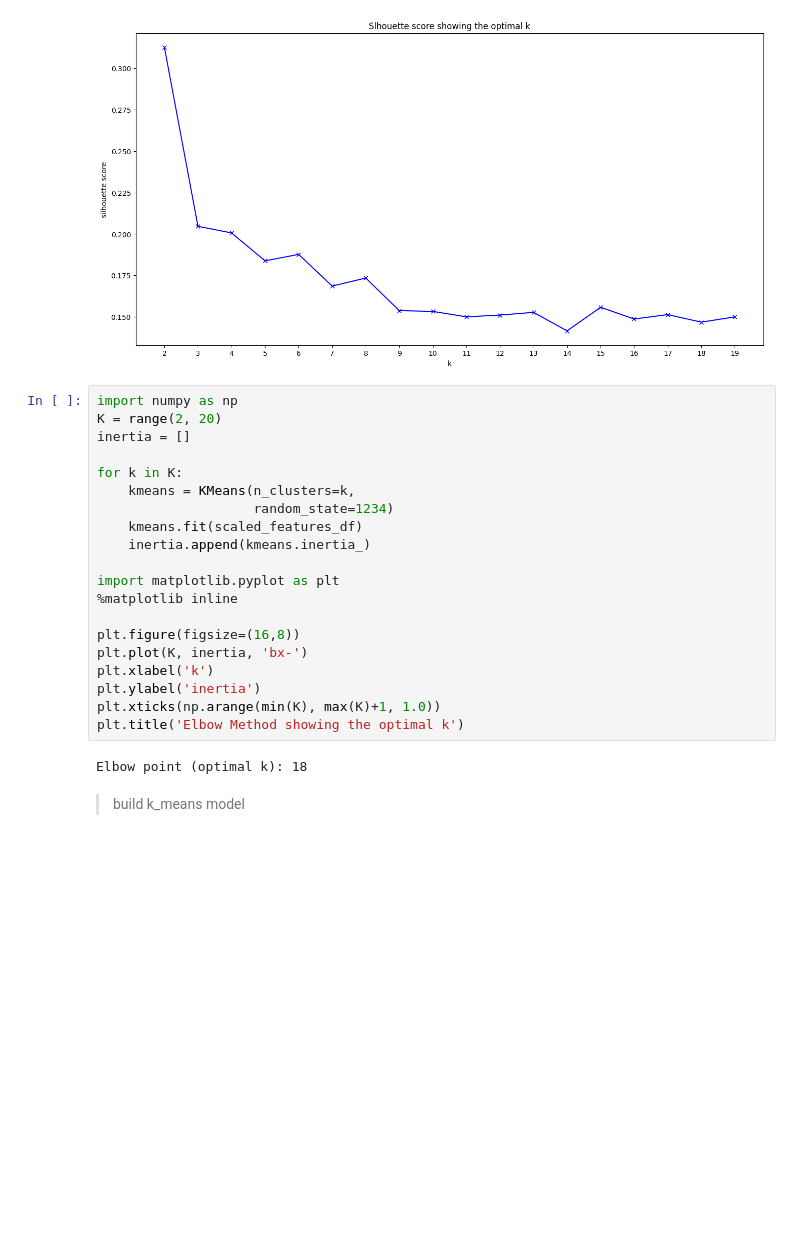
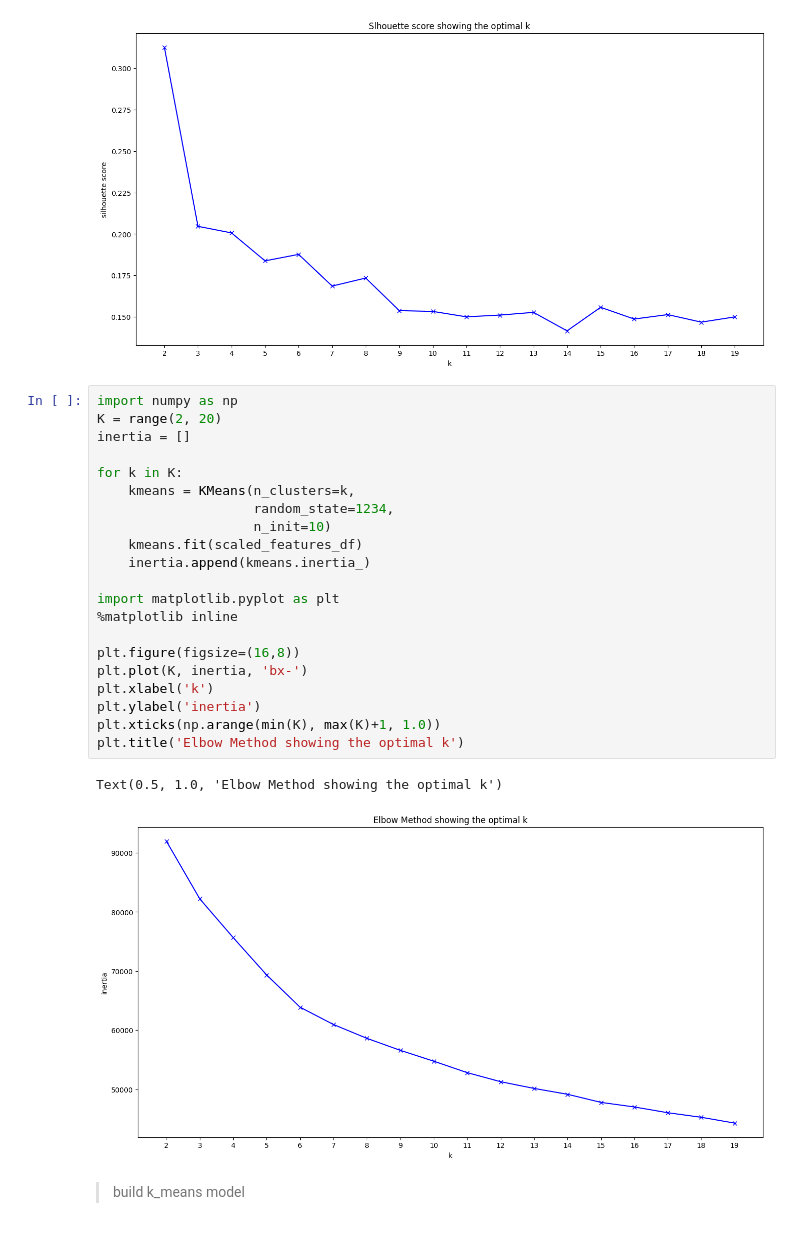
Before and after one commit to jeaend/Song_Recommender, a Jupyter notebook: 6-Cluster.ipynb, the cells around one changed output. Cells and saved outputs as stored; diff of their text form; blank space fills up the shorter version.

```diff
--- a/6-Cluster.ipynb
+++ b/6-Cluster.ipynb
@@ -132,25 +140,27 @@ Text(0.5, 1.0, 'Slhouette score showing the optimal k')
 # %%
 import numpy as np
 K = range(2, 20)
 inertia = []
 
 for k in K:
     kmeans = KMeans(n_clusters=k,
-                    random_state=1234)
+                    random_state=1234,
+                    n_init=10)
     kmeans.fit(scaled_features_df)
     inertia.append(kmeans.inertia_)
 
 import matplotlib.pyplot as plt
 %matplotlib inline
 
 plt.figure(figsize=(16,8))
 plt.plot(K, inertia, 'bx-')
 plt.xlabel('k')
 plt.ylabel('inertia')
 plt.xticks(np.arange(min(K), max(K)+1, 1.0))
 plt.title('Elbow Method showing the optimal k')
 # %% [output]
-Elbow point (optimal k): 18
+Text(0.5, 1.0, 'Elbow Method showing the optimal k')
+[figure, added]
 # %% [markdown]
 > build k_means model
 # %%
```
Also changed, not shown: parts of 11 cells of this notebook.
